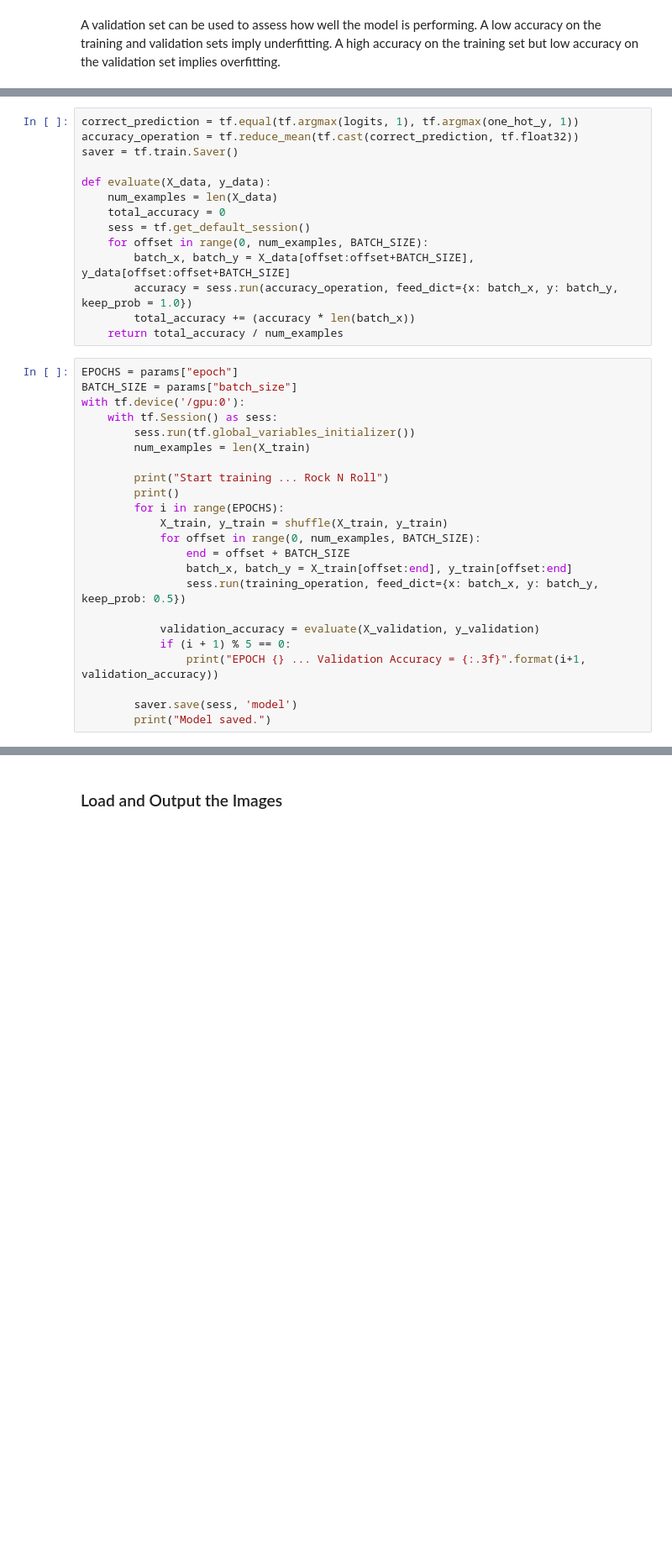
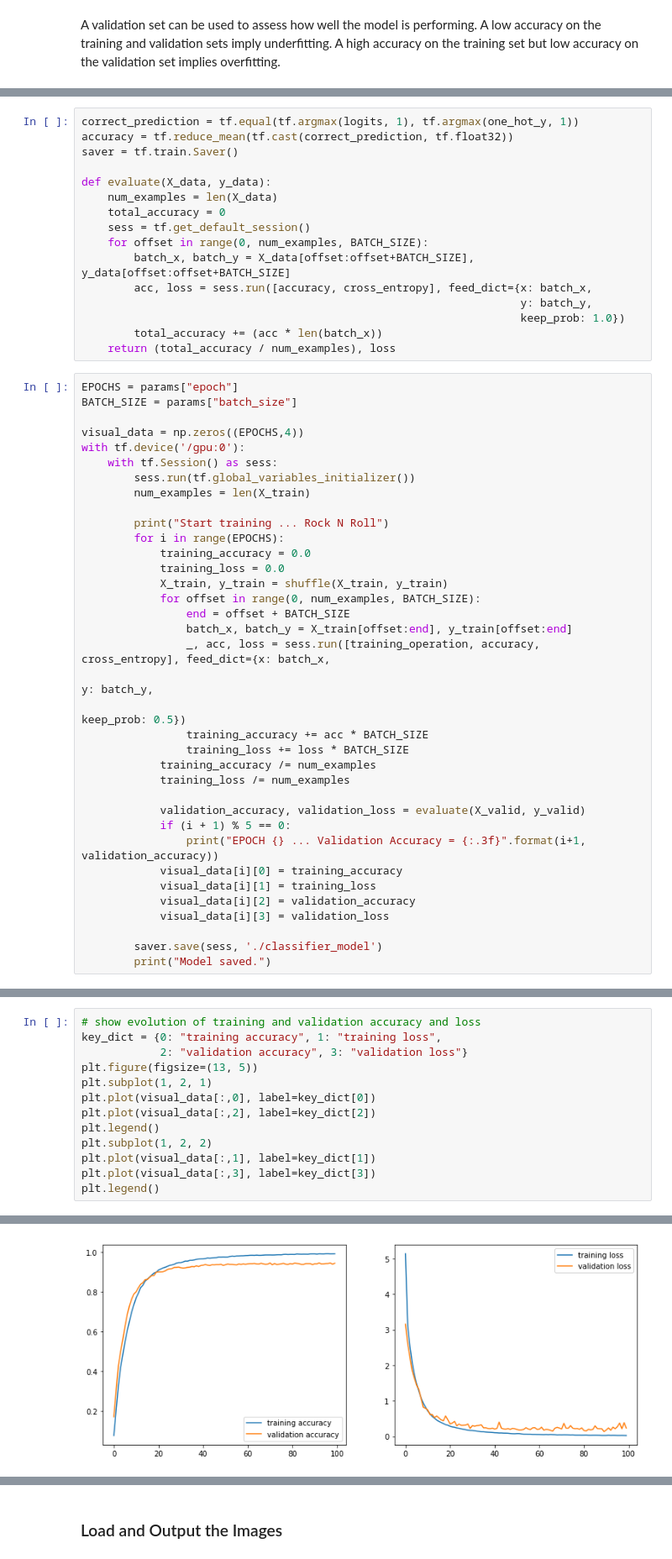
Before and after one commit to chizhang529/traffic-sign-classifier, a Jupyter notebook: Traffic_Sign_Classifier.ipynb, the cells around one changed output, grey strips where cells are left out. Shown at 84% size. Saved outputs shown, nothing was run; the diff lists cells and outputs as text; blank space fills up the shorter version.

```diff
--- a/Traffic_Sign_Classifier.ipynb
+++ b/Traffic_Sign_Classifier.ipynb
@@ -176,7 +171,7 @@ optimizer = tf.train.AdamOptimizer(learning_rate = params["learning_rate"])
 training_operation = optimizer.minimize(loss)
 # %%
 correct_prediction = tf.equal(tf.argmax(logits, 1), tf.argmax(one_hot_y, 1))
-accuracy_operation = tf.reduce_mean(tf.cast(correct_prediction, tf.float32))
+accuracy = tf.reduce_mean(tf.cast(correct_prediction, tf.float32))
 saver = tf.train.Saver()
 
 def evaluate(X_data, y_data):
@@ -185,29 +180,44 @@ def evaluate(X_data, y_data):
     sess = tf.get_default_session()
     for offset in range(0, num_examples, BATCH_SIZE):
         batch_x, batch_y = X_data[offset:offset+BATCH_SIZE], y_data[offset:offset+BATCH_SIZE]
-        accuracy = sess.run(accuracy_operation, feed_dict={x: batch_x, y: batch_y, keep_prob = 1.0})
-        total_accuracy += (accuracy * len(batch_x))
-    return total_accuracy / num_examples
+        acc, loss = sess.run([accuracy, cross_entropy], feed_dict={x: batch_x,
+                                                                   y: batch_y,
+                                                                   keep_prob: 1.0})
+        total_accuracy += (acc * len(batch_x))
+    return (total_accuracy / num_examples), loss
 # %%
 EPOCHS = params["epoch"]
 BATCH_SIZE = params["batch_size"]
+
+visual_data = np.zeros((EPOCHS,4))
 with tf.device('/gpu:0'):
     with tf.Session() as sess:
         sess.run(tf.global_variables_initializer())
         num_examples = len(X_train)
 
         print("Start training ... Rock N Roll")
-        print()
         for i in range(EPOCHS):
+            training_accuracy = 0.0
+            training_loss = 0.0
             X_train, y_train = shuffle(X_train, y_train)
             for offset in range(0, num_examples, BATCH_SIZE):
                 end = offset + BATCH_SIZE
                 batch_x, batch_y = X_train[offset:end], y_train[offset:end]
-                sess.run(training_operation, feed_dict={x: batch_x, y: batch_y, keep_prob: 0.5})
+                _, acc, loss = sess.run([training_operation, accuracy, cross_entropy], feed_dict={x: batch_x,
+                                                                                                  y: batch_y,
+                                                                                                  keep_prob: 0.5})
+                training_accuracy += acc * BATCH_SIZE
+                training_loss += loss * BATCH_SIZE
+            training_accuracy /= num_examples
+            training_loss /= num_examples
 
-            validation_accuracy = evaluate(X_validation, y_validation)
+            validation_accuracy, validation_loss = evaluate(X_valid, y_valid)
             if (i + 1) % 5 == 0:
                 print("EPOCH {} ... Validation Accuracy = {:.3f}".format(i+1, validation_accuracy))
+            visual_data[i][0] = training_accuracy
+            visual_data[i][1] = training_loss
+            visual_data[i][2] = validation_accuracy
+            visual_data[i][3] = validation_loss
 
-        saver.save(sess, 'model')
+        saver.save(sess, './classifier_model')
         print("Model saved.")
@@ -213,0 +242,14 @@ with tf.device('/gpu:0'):
+# %%
+# show evolution of training and validation accuracy and loss
+key_dict = {0: "training accuracy", 1: "training loss",
+            2: "validation accuracy", 3: "validation loss"}
+plt.figure(figsize=(13, 5))
+plt.subplot(1, 2, 1)
+plt.plot(visual_data[:,0], label=key_dict[0])
+plt.plot(visual_data[:,2], label=key_dict[2])
+plt.legend()
+plt.subplot(1, 2, 2)
+plt.plot(visual_data[:,1], label=key_dict[1])
+plt.plot(visual_data[:,3], label=key_dict[3])
+plt.legend()
+# %% [output]
@@ -214,3 +257,4 @@ with tf.device('/gpu:0'):
+[figure, added]
 # %%
 with tf.Session() as sess:
     sess.run(tf.global_variables_initializer())
```
Also changed, not shown: parts of 8 cells of this notebook, 7 other files.
